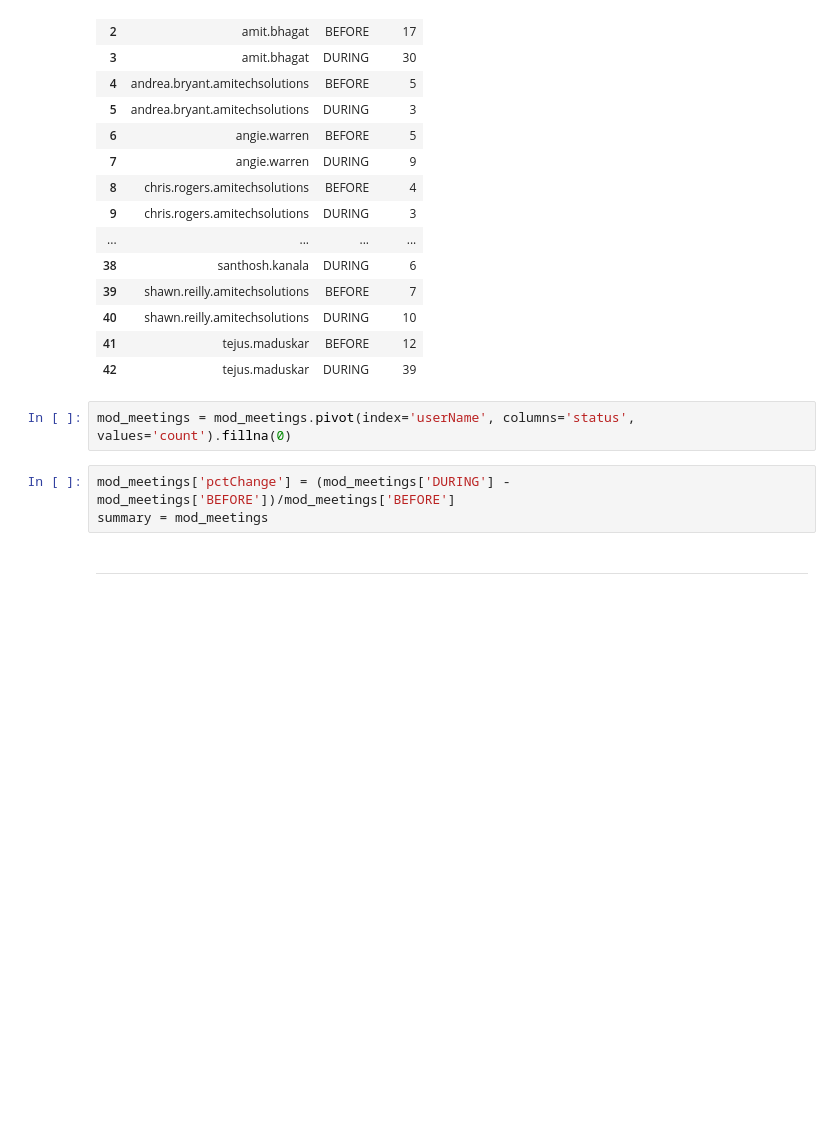
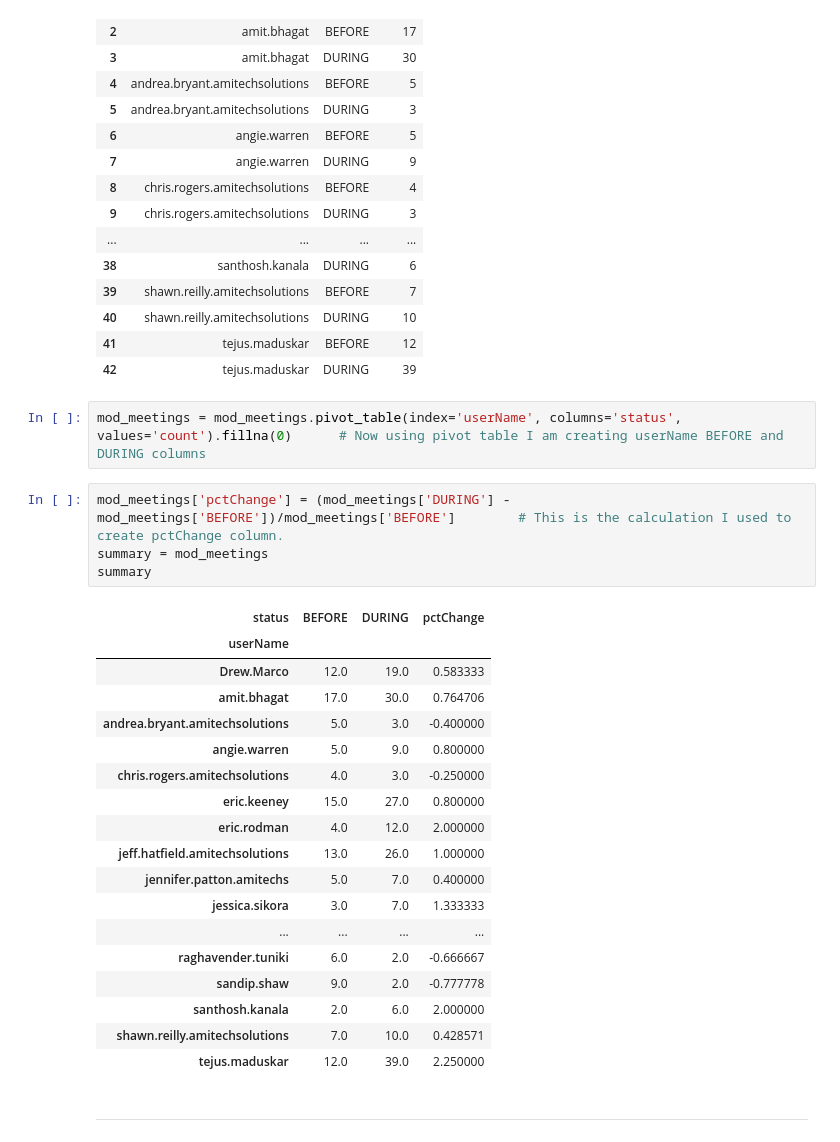
Before and after one commit to Diwakarmogarala/hds5210-2023, a Jupyter notebook: week12/week12_assignment_2.ipynb, the cells around one changed output. Drawn from its saved outputs; the diff is of its cells as text; blank space fills up the shorter version.

```diff
--- a/week12/week12_assignment_2.ipynb
+++ b/week12/week12_assignment_2.ipynb
@@ -176,10 +180,30 @@ mod_meetings
 | 41 | tejus.maduskar | BEFORE | 12 |
 | 42 | tejus.maduskar | DURING | 39 |
 # %%
-mod_meetings = mod_meetings.pivot(index='userName', columns='status', values='count').fillna(0)
+mod_meetings = mod_meetings.pivot_table(index='userName', columns='status', values='count').fillna(0)      # Now using pivot table I am creating userName BEFORE and DURING columns
 # %%
-mod_meetings['pctChange'] = (mod_meetings['DURING'] - mod_meetings['BEFORE'])/mod_meetings['BEFORE']
+mod_meetings['pctChange'] = (mod_meetings['DURING'] - mod_meetings['BEFORE'])/mod_meetings['BEFORE']        # This is the calculation I used to create pctChange column.
 summary = mod_meetings
+summary
+# %% [output]
+| status | BEFORE | DURING | pctChange |
+| userName |  |  |  |
+| Drew.Marco | 12.0 | 19.0 | 0.583333 |
+| amit.bhagat | 17.0 | 30.0 | 0.764706 |
+| andrea.bryant.amitechsolutions | 5.0 | 3.0 | -0.400000 |
+| angie.warren | 5.0 | 9.0 | 0.800000 |
+| chris.rogers.amitechsolutions | 4.0 | 3.0 | -0.250000 |
+| eric.keeney | 15.0 | 27.0 | 0.800000 |
+| eric.rodman | 4.0 | 12.0 | 2.000000 |
+| jeff.hatfield.amitechsolutions | 13.0 | 26.0 | 1.000000 |
+| jennifer.patton.amitechs | 5.0 | 7.0 | 0.400000 |
+| jessica.sikora | 3.0 | 7.0 | 1.333333 |
+| ... | ... | ... | ... |
+| raghavender.tuniki | 6.0 | 2.0 | -0.666667 |
+| sandip.shaw | 9.0 | 2.0 | -0.777778 |
+| santhosh.kanala | 2.0 | 6.0 | 2.000000 |
+| shawn.reilly.amitechsolutions | 7.0 | 10.0 | 0.428571 |
+| tejus.maduskar | 12.0 | 39.0 | 2.250000 |
 # %% [markdown]
 ---
 # %%
```
Also changed, not shown: parts of 2 cells of this notebook.
